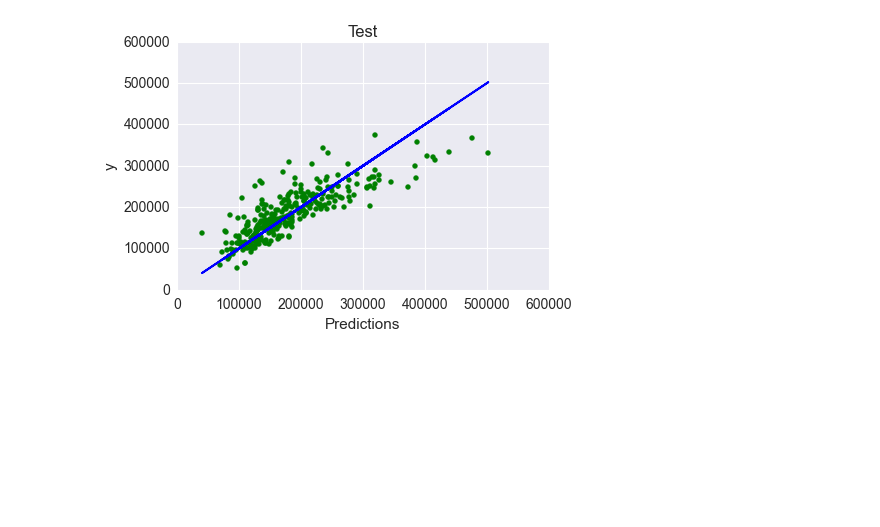
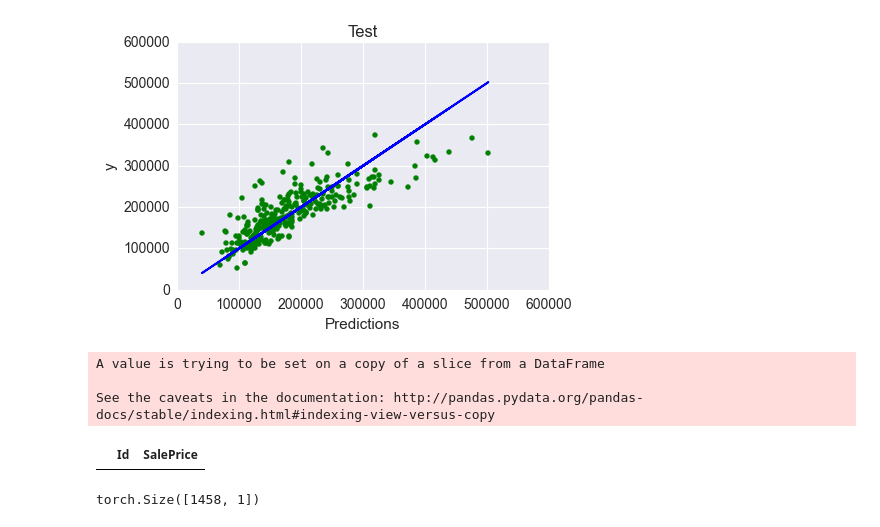
Before and after one commit to madelinehawkins/Training, a Jupyter notebook: Regression_Housing/House_Prices.ipynb, the cells around one changed output. Cells and saved outputs as stored; diff of their text form; code cells hidden in the pictures; blank space fills up the shorter version.

```diff
--- a/Regression_Housing/House_Prices.ipynb
+++ b/Regression_Housing/House_Prices.ipynb
@@ -203,3 +206,34 @@ plt.legend()
 plt.show()
 # %% [output]
 [figure]
+# %%
+# For Kaggle!
+df_kag = pd.read_csv("test.csv")
+
+test_total_houses = total_points
+test_df_X = df_kag.loc[:,['OverallQual','GrLivArea','GarageCars','TotalBsmtSF','FullBath', \
+                     'YearBuilt']]
+test_X = Variable(torch.Tensor(test_df_X.values.tolist()))
+
+test_predictions = test_X.mm(W) + b
+
+submission = pd.DataFrame()
+submission['Id'] = df_kag.Id
+submission['SalePrice'] = test_predictions.data.numpy()
+
+mask = submission['SalePrice'].isnull()
+submission['SalePrice'][mask] = 0.
+
+submission.to_csv("out.csv", index=False)
+# %% [output]
+A value is trying to be set on a copy of a slice from a DataFrame
+
+See the caveats in the documentation: http://pandas.pydata.org/pandas-docs/stable/indexing.html#indexing-view-versus-copy
+# %%
+submission[submission['SalePrice'].isnull()] = 0.
+# %% [output]
+|  | Id | SalePrice |
+# %%
+test_predictions.size()
+# %% [output]
+torch.Size([1458, 1])
```
Also changed, not shown: parts of 1 cell of this notebook, 4 other files.
